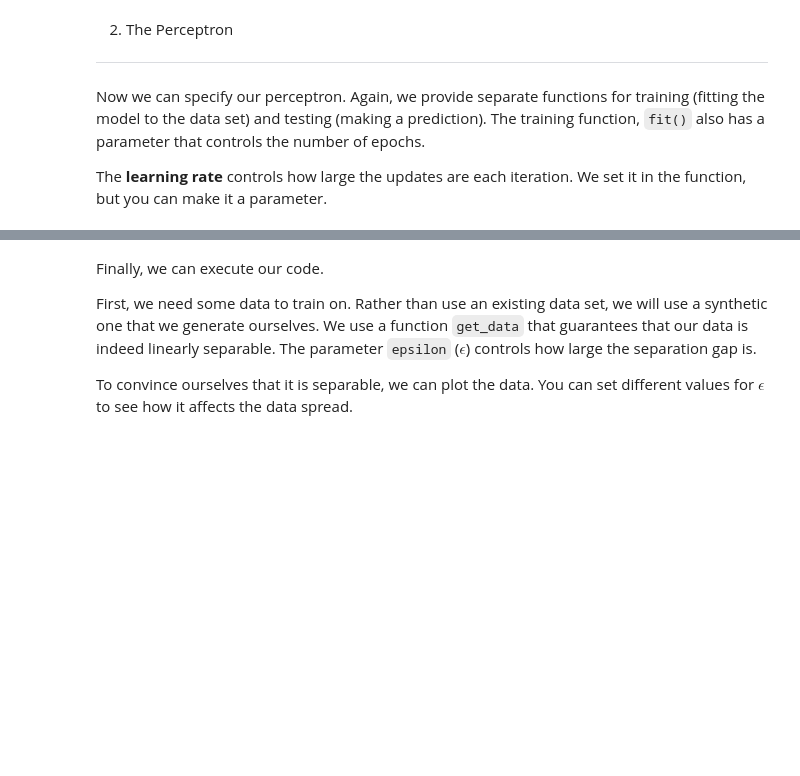
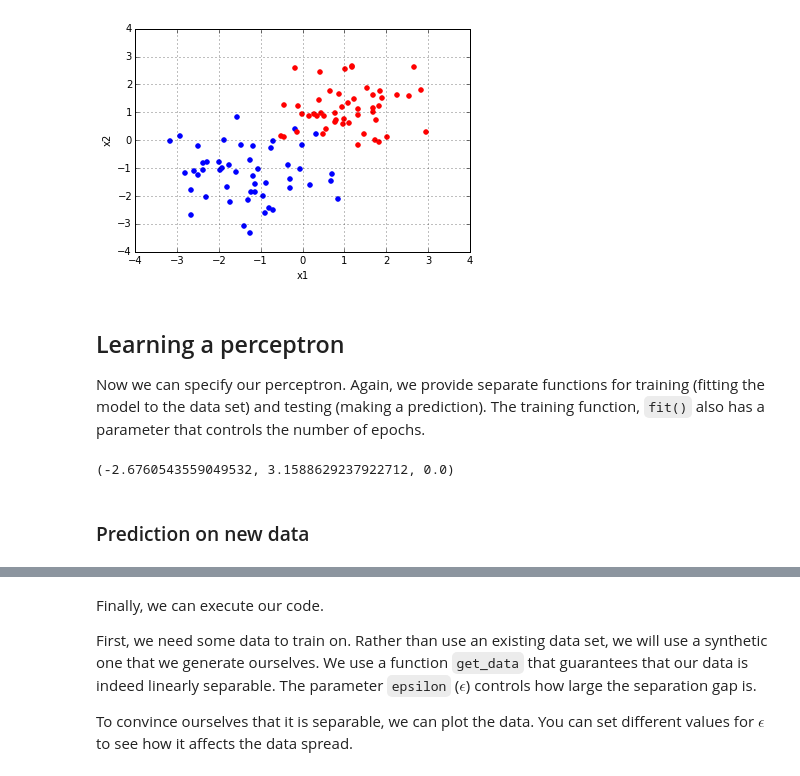
Before and after one commit to andersjo/scientific-programming-2015, a Jupyter notebook: lectures/lecture06/Introduction to the Perceptron.ipynb, the cells around one changed output, grey strips where cells are left out. Cells and saved outputs as stored; diff of their text form; code cells hidden in the pictures; blank space fills up the shorter version.

```diff
--- a/lectures/lecture06/Introduction to the Perceptron.ipynb
+++ b/lectures/lecture06/Introduction to the Perceptron.ipynb
@@ -87,8 +39,30 @@ def get_gaussian_data(num, epsilon=0.5):
+# %%
+def gaussian_data(num, epsilon=0.5):
+    '''
+    generates a data set from two overlapping Gaussian point clouds
+    '''
+    x1_p1 = np.random.normal(1.0 + epsilon, size=num/2)
+    x2_p1 = np.random.normal(1.0, size=num/2)
+
+    x1_p2 = np.random.normal(-(1.0 + epsilon), size=num/2)
+    x2_p2 = np.random.normal(-(1.0 + epsilon), size=num/2)
+
+    x1 = np.concatenate([x1_p1, x1_p2])
+    x2 = np.concatenate([x2_p1, x2_p2])
+
+    labels = np.ones(num)
+    labels[:num/2] = -1
+
+    return pd.DataFrame({'x1': x1, 'x2': x2, 'label': labels})
+# %%
+D_gaussian  = gaussian_data(100, epsilon=0.2)
+fig, ax = plt.subplots()
+D_gaussian.query('label == 1').plot(kind='scatter', x='x1', y='x2', ax=ax, color='b')
+D_gaussian.query('label == -1').plot(kind='scatter', x='x1', y='x2', ax=ax, color='r');
+# %% [output]
+[figure, added]
 # %% [markdown]
-
-2. The Perceptron
+Learning a perceptron
 ----
 
 Now we can specify our perceptron. Again, we provide separate functions for training (fitting the model to the data set) and testing (making a prediction). The training function, `fit()` also has a parameter that controls the number of epochs.
-
-The **learning rate** controls how large the updates are each iteration. We set it in the function, but you can make it a parameter.
@@ -155,0 +87,7 @@ def predict(test_data, test_labels, w1, w2, bias):
+# %%
+models = fit(D_lin_sep)
+models[-1]
+# %% [output]
+(-2.6760543559049532, 3.1588629237922712, 0.0)
+# %% [markdown]
+### Prediction on new data
```
Also changed, not shown: parts of 37 cells of this notebook.
